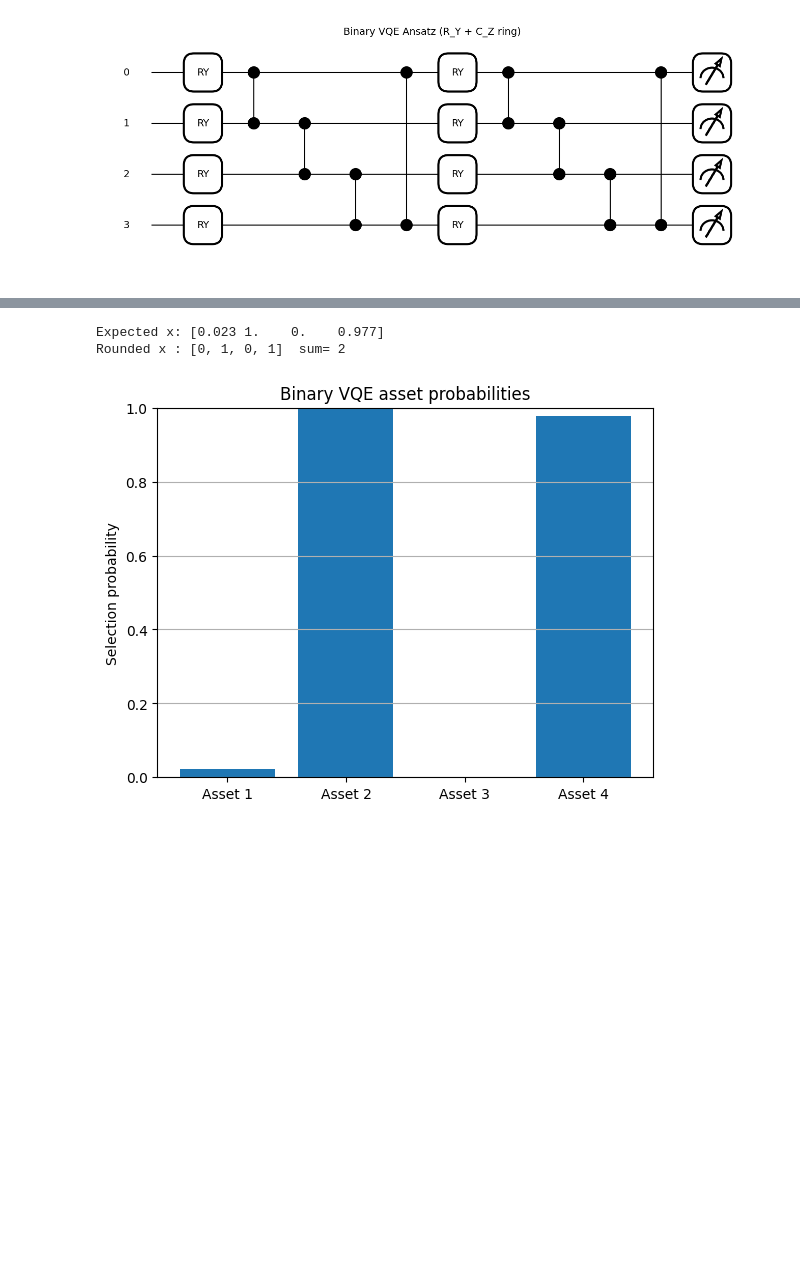
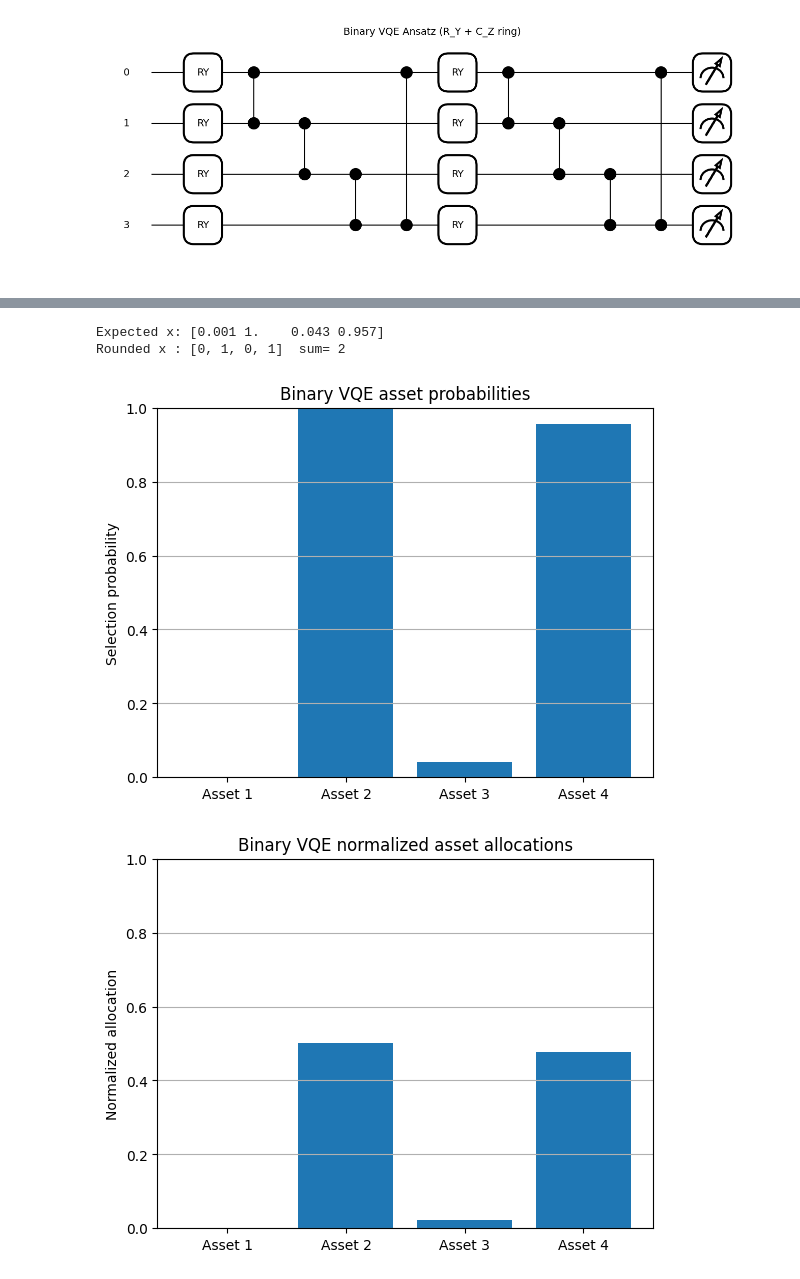
Before and after one commit to SidRichardsQuantum/VQE_Portfolio_Optimization, a Jupyter notebook: notebooks/Binary_VQE.ipynb, the cells around one changed output, grey strips where cells are left out. Cells and saved outputs as stored; diff of their text form; code cells hidden in the pictures; blank space fills up the shorter version.

```diff
--- a/notebooks/Binary_VQE.ipynb
+++ b/notebooks/Binary_VQE.ipynb
@@ -75,7 +75,7 @@ Sigma = np.array([
 ], requires_grad=False)
 
 n = len(mu)
-lam = 1.0    # Risk aversion for selection
+lam = 5.0    # Risk aversion for selection
 K = 2        # Select exactly K assets
 alpha = 2.0  # Penalty strength
 
@@ -198,21 +198,34 @@ x_round = (x_expect >= 0.5).astype(int)  # naive rounding
 print("Expected x:", x_expect.round(3))
 print("Rounded x :", x_round.tolist(), " sum=", int(x_round.sum()))
 # %% [output]
-Expected x: [0.023 1.    0.    0.977]
+Expected x: [0.001 1.    0.043 0.957]
 Rounded x : [0, 1, 0, 1]  sum= 2
 # %%
 # Bar plot
 x_probs = x_expect  # (1−⟨Z⟩)/2 values already in [0,1]
 plt.figure()
 plt.bar([f"Asset {i+1}" for i in range(n)], x_probs)
 plt.ylabel("Selection probability")
 plt.ylim(0, 1)
 plt.title("Binary VQE asset probabilities")
 plt.grid(axis="y")
 plt.savefig("images/Binary_VQE_Probabilities.png", dpi=300, bbox_inches="tight")
 plt.show()
+
+# Normalized version: scale so bars sum to 1
+x_probs_norm = x_probs / x_probs.sum()
+
+plt.figure()
+plt.bar([f"Asset {i+1}" for i in range(n)], x_probs_norm)
+plt.ylabel("Normalized allocation")
+plt.ylim(0, 1)
+plt.title("Binary VQE normalized asset allocations")
+plt.grid(axis="y")
+plt.savefig("images/Binary_VQE_Probabilities_Normalized.png", dpi=300, bbox_inches="tight")
+plt.show()
 # %% [output]
-[figure, old version]
+[figure, new version]
+[figure, added]
 # %%
 # Project to exact K by taking top-K expectations
 topK = np.argsort(-x_expect)[:K]
```
Also changed, not shown: parts of 6 cells of this notebook, 14 other files.
